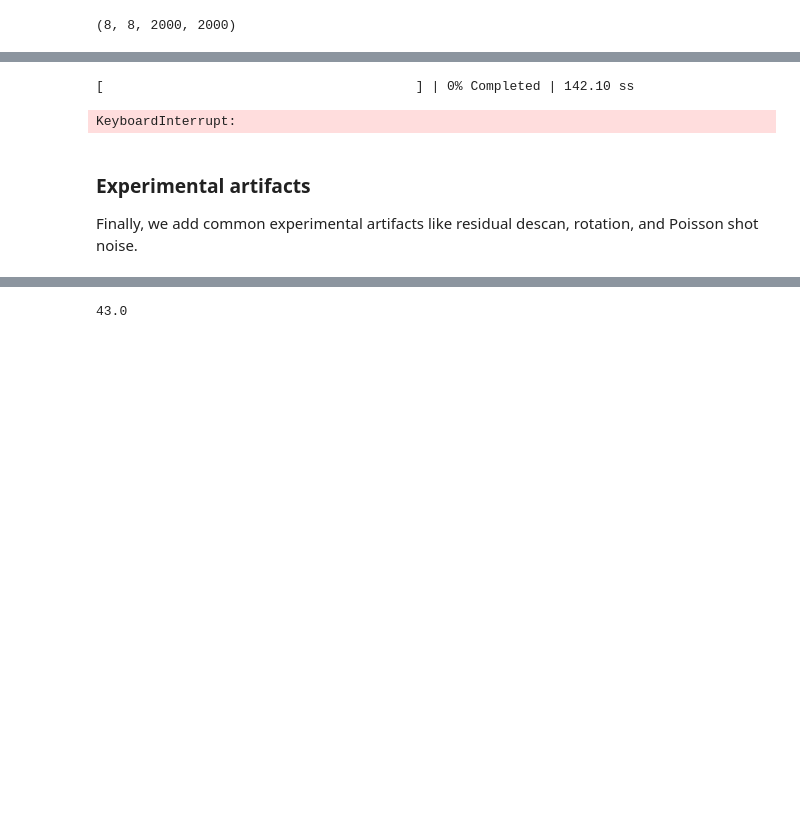
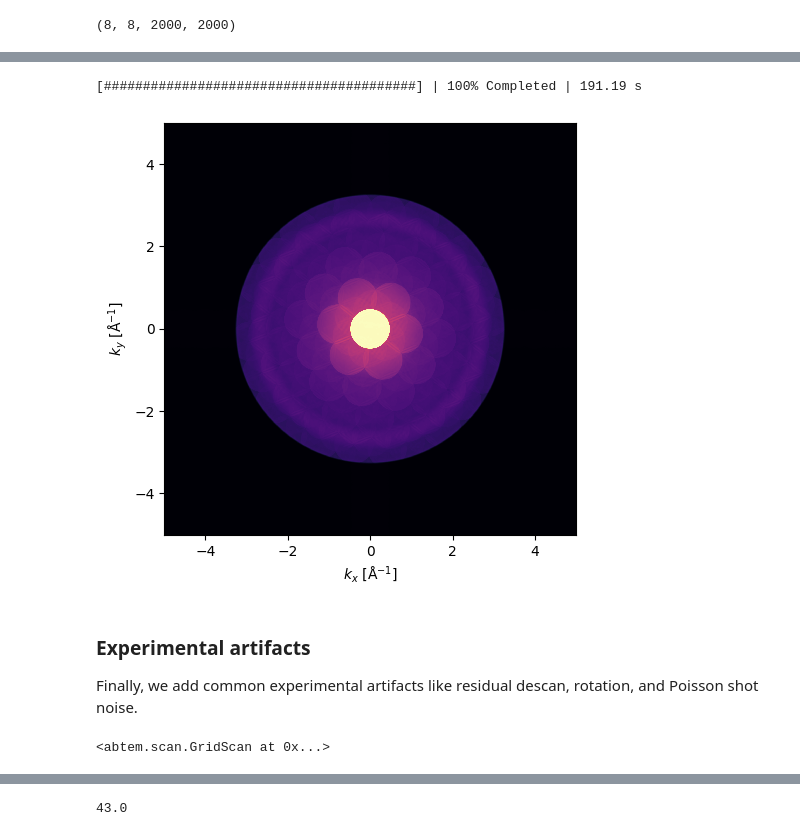
Before and after one commit to Wendywanw/py4DSTEM_tutorials, a Jupyter notebook: notebooks/ptychography_00.ipynb, the cells around one changed output, grey strips where cells are left out. Saved outputs shown, nothing was run; the diff lists cells and outputs as text; code cells hidden in the pictures; blank space fills up the shorter version.

```diff
--- a/notebooks/ptychography_00.ipynb
+++ b/notebooks/ptychography_00.ipynb
@@ -170,11 +172,15 @@ fig.tight_layout()
 # %%
-# measurement_01.mean((0,1)).show(power=0.125,cmap='magma');
+measurement_01.mean((0,1)).show(power=0.125,cmap='magma');
 # %% [output]
-[                                        ] | 0% Completed | 142.10 ss
+[########################################] | 100% Completed | 191.19 s
-KeyboardInterrupt:
+[figure, added]
 # %% [markdown]
 ### Experimental artifacts
 Finally, we add common experimental artifacts like residual descan, rotation, and Poisson shot noise.
+# %%
+grid_scan_01
+# %% [output]
+<abtem.scan.GridScan at 0x...>
 # %%
 # plane-wave descan
 sx, sy, qx, qy = measurement_01.shape
```
Also changed, not shown: parts of 2 cells of this notebook, 4 other files.
